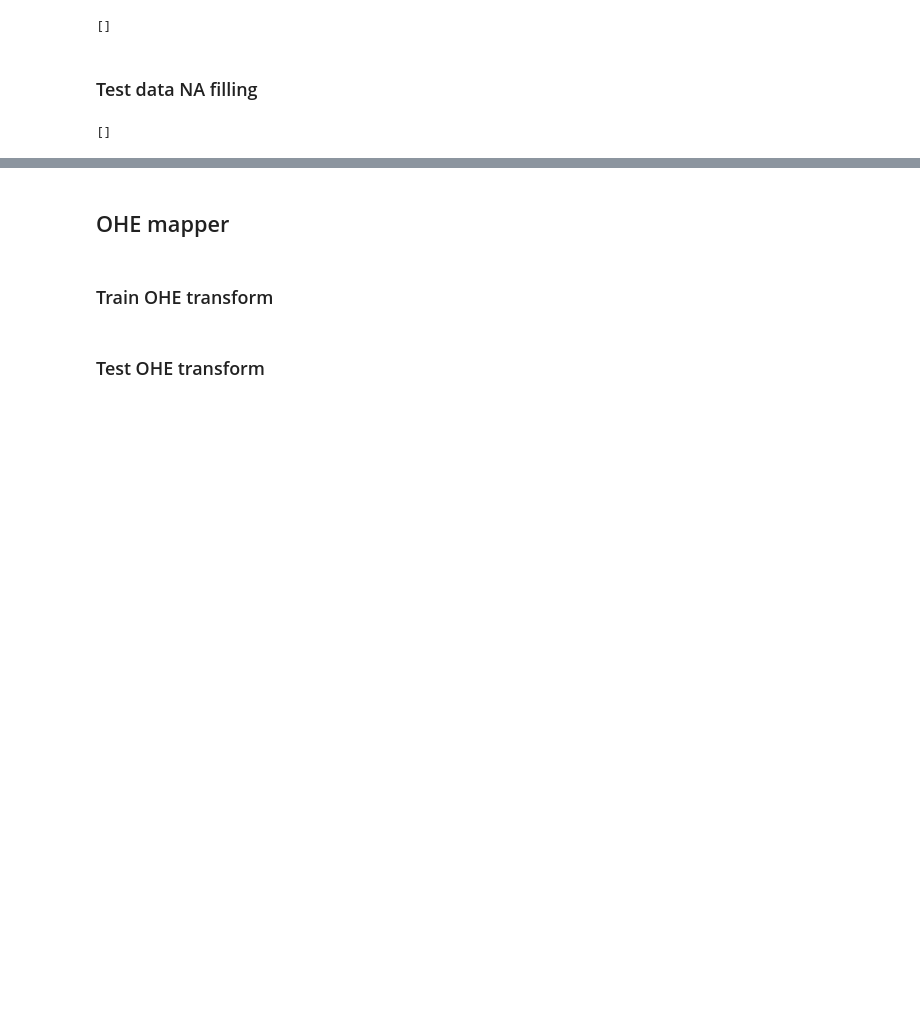
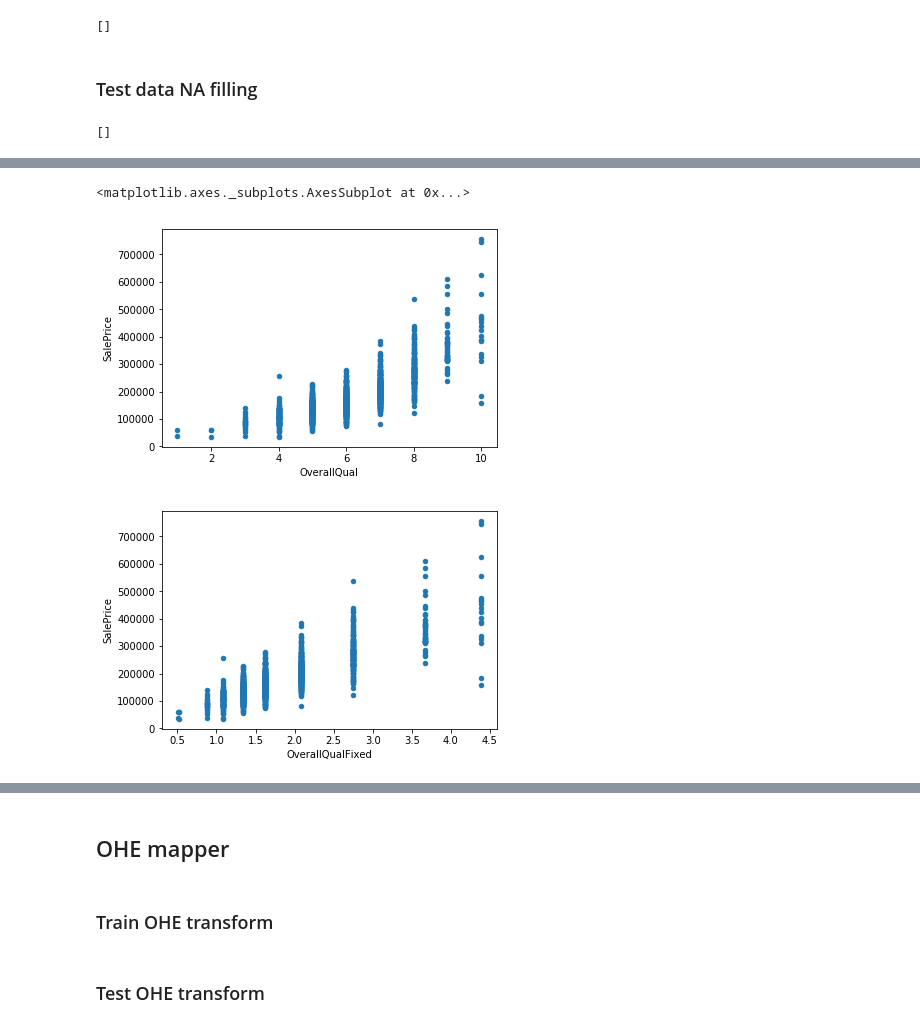
Before and after one commit to oddcard2/education, a Jupyter notebook: kaggle/house-prices-advanced-regression-techniques/KaggleHousingRegression.ipynb, the cells around one changed output, grey strips where cells are left out. Cells and saved outputs as stored; diff of their text form; code cells hidden in the pictures; blank space fills up the shorter version.

```diff
--- a/kaggle/house-prices-advanced-regression-techniques/KaggleHousingRegression.ipynb
+++ b/kaggle/house-prices-advanced-regression-techniques/KaggleHousingRegression.ipynb
@@ -235,0 +270,4 @@ housing_test_wo_na_df.columns[housing_test_wo_na_df.isna().any()].tolist()
+# %%
+import numpy as np
+stat = housing_research_df[['SalePrice', 'OverallQual']].groupby('OverallQual').agg(['count', np.mean, np.std])
+stat.sort_values(('SalePrice','mean'))
@@ -235,0 +288,12 @@ housing_test_wo_na_df.columns[housing_test_wo_na_df.isna().any()].tolist()
+# %%
+OverallQual_fixed = stat[('SalePrice','mean')][housing_research_df['OverallQual']]/100000.0
+# OverallQual_fixed.reset_index()
+housing_research_df['OverallQualFixed'] = OverallQual_fixed.values
+# housing_research_df[['OverallQual', 'OverallQualFixed']]
+# %%
+housing_research_df.plot.scatter(x='OverallQual', y='SalePrice')
+housing_research_df.plot.scatter(x='OverallQualFixed', y='SalePrice')
+# %% [output]
+<matplotlib.axes._subplots.AxesSubplot at 0x...>
+[figure, added]
+[figure, added]
```
Also changed, not shown: parts of 135 cells of this notebook, 1 other file.
